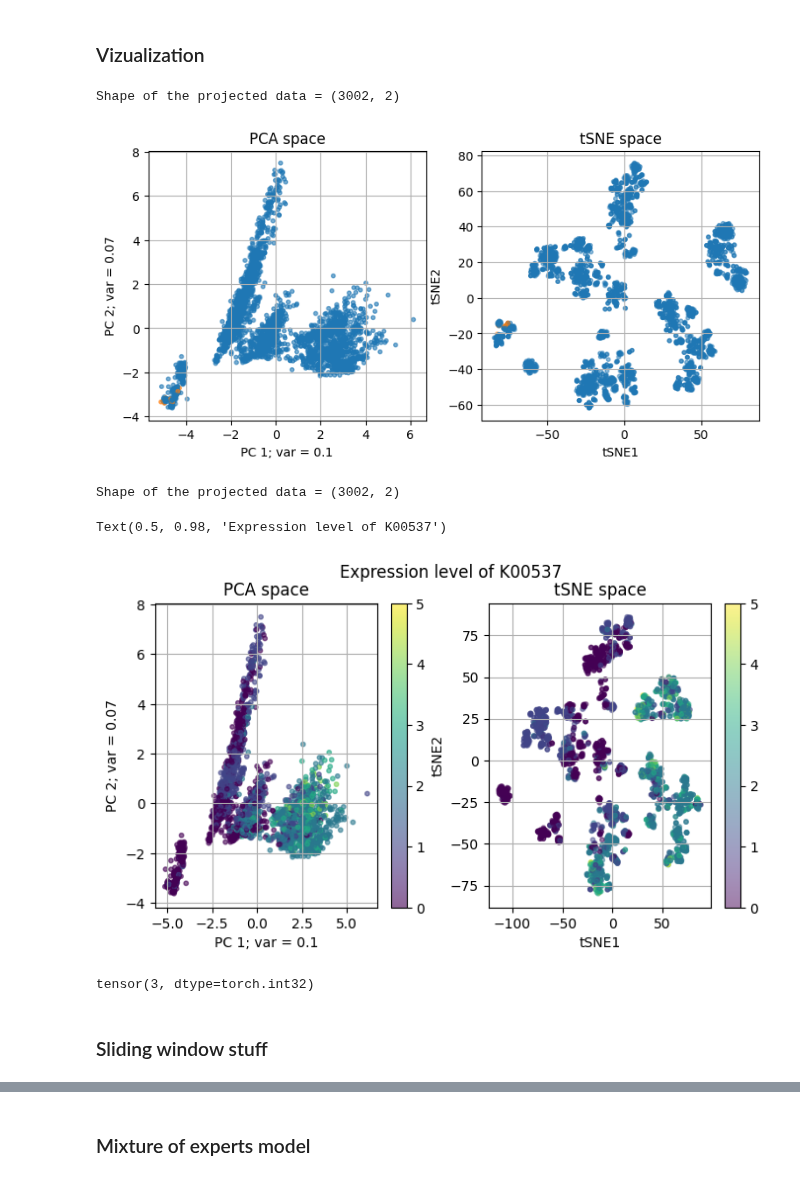
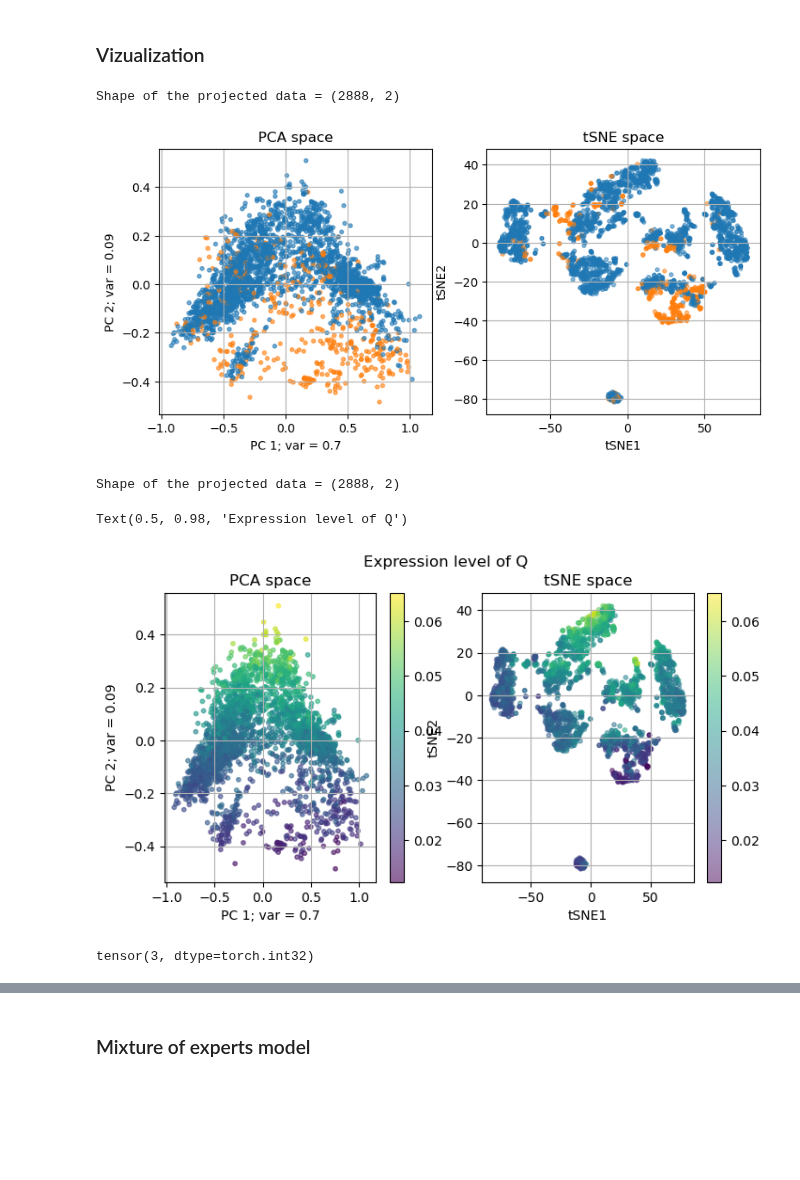
Before and after one commit to oist/gene-context, a Jupyter notebook: phenotype_prediction/jupyter_notebooks/Untitled.ipynb, the cells around one changed output, grey strips where cells are left out. Drawn from its saved outputs; the diff is of its cells as text; code cells hidden in the pictures; blank space fills up the shorter version.

```diff
--- a/phenotype_prediction/jupyter_notebooks/Untitled.ipynb
+++ b/phenotype_prediction/jupyter_notebooks/Untitled.ipynb
@@ -1115,7 +1117,7 @@ K07007: 655.17
 from utils.utils import pca_run_and_plot, tsne_plot
 from matplotlib.colors import ListedColormap
 
-y_train_masked = [5 if yi>90  else 0 for yi in y_train]
+y_train_masked = [5 if yi>45  else 0 for yi in y_train]
 
 colors = ListedColormap(["tab:blue", "tab:orange"])
 plt.figure(figsize=(9, 4))
@@ -1130,41 +1132,39 @@ pca_run_and_plot(X_train, n_compon, y_train_masked, None, colors);
 plt.subplot(1, 2, 2)
 tsne_plot(X_train, 50, 100, RANDOM_SEED, y_train_masked, colors);
 # %% [output]
-Shape of the projected data = (3002, 2)
+Shape of the projected data = (2888, 2)
-[figure, old version]
+[figure, new version]
 # %%
-feature_name = 'K00537'
+feature_name = 'Q'
 X_column_names = list(X_column_names)
 
 if feature_name in X_column_names:
     idx = X_column_names.index(feature_name)
 else:
     print(f"This feature doesn't exist in the feature space!")
 
 feature_expression = X_train[:, idx]
 feature_expression = feature_expression.cpu()
 
 from matplotlib import cm
 plt.figure(figsize=(8, 4))
 
 # PCA space
 plt.subplot(1, 2, 1)
 n_compon = 20
 colorbar = True
 colors = ListedColormap(cm.viridis(np.linspace(0, 1, len(feature_expression))))
 pca_run_and_plot(X_train.cpu(), n_compon, feature_expression, None, colors, legend = False, colorbar = colorbar);
 
 # t-SNE space
 plt.subplot(1, 2, 2)
-tsne_plot(X_train.cpu(), 30, 100, RANDOM_SEED, feature_expression, colors, colorbar = colorbar);
+tsne_plot(X_train.cpu(), 50, 100, RANDOM_SEED, feature_expression, colors, colorbar = colorbar);
 plt.suptitle(f"Expression level of {feature_name}")
 # %% [output]
-Shape of the projected data = (3002, 2)
+Shape of the projected data = (2888, 2)
-Text(0.5, 0.98, 'Expression level of K00537')
+Text(0.5, 0.98, 'Expression level of Q')
-[figure, old version]
+[figure, new version]
 # %%
 max(feature_expression)
 # %% [output]
 tensor(3, dtype=torch.int32)
-# %% [markdown]
-### Sliding window stuff
```
Also changed, not shown: parts of 53 cells of this notebook, 7 other files.
